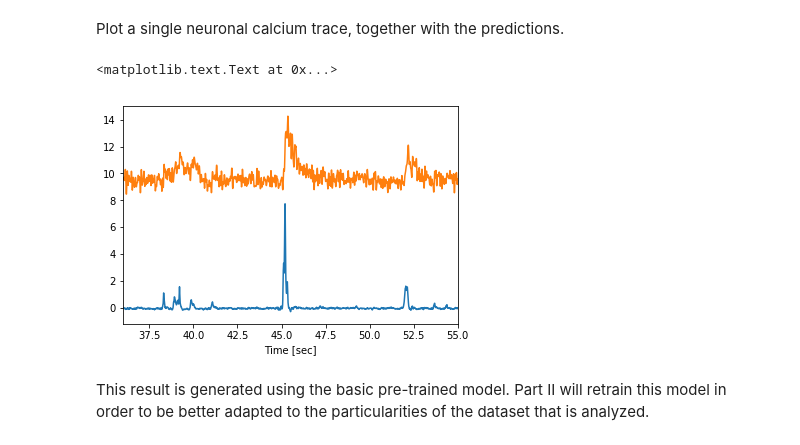
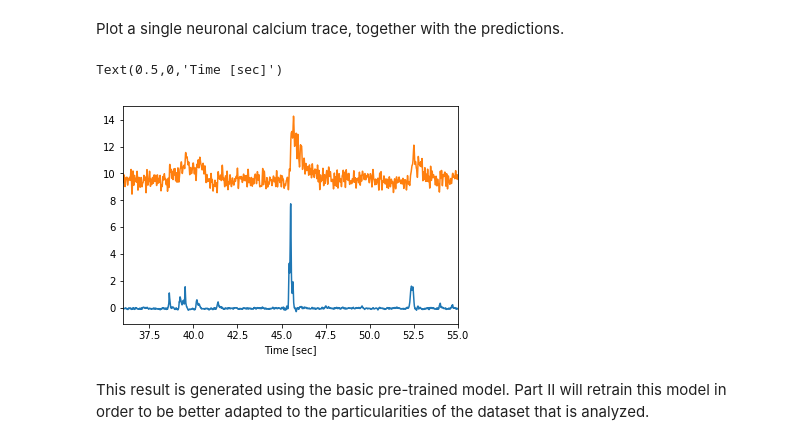
Before and after one commit to PTRRupprecht/Spikefinder-Elephant, a Jupyter notebook: Demo.ipynb, the cells around one changed output. Cells and saved outputs as stored; diff of their text form; code cells hidden in the pictures.

Commit message:
Fix issue #4
Alignment of Ypredict in demo notebook not mentioned (Adrian Hoffmann)

```diff
--- a/Demo.ipynb
+++ b/Demo.ipynb
@@ -59,7 +59,7 @@ model.load_weights("models/model1.h5")
 # %% [markdown]
 ### Make predictions
 # %%
-Ypredict = np.zeros((tracex.shape[0]-windowsize,tracex.shape[1]))
+Ypredict = np.zeros( tracex.shape ) * np.nan # with nan padding
 for k in range(0,trace.shape[1]):
     if np.mod(k,20) ==0:
         print('Predicting spikes for neuron %s out of %s' % (k+1, trace.shape[1]))
@@ -71,7 +71,9 @@ for k in range(0,trace.shape[1]):
     for jj in range(0,(calcium_traceX.shape[0]-windowsize)):
         XX[jj,:,0] = calcium_traceX[jj:(jj+windowsize)]
     A = model.predict( XX,batch_size = 4096 )
-    Ypredict[idx[0:len(idx)-windowsize],k] = A[:,0]
+
+    indices = slice( int(windowsize*before_frac), int(windowsize*before_frac+len(A)) )
+    Ypredict[ indices,k ] = A[:,0]
 # %% [output]
 Predicting spikes for neuron 1 out of 110
 Predicting spikes for neuron 21 out of 110
@@ -109,15 +111,15 @@ Plot a single neuronal calcium trace, together with the predictions.
 # %%
 plt.figure(103)
 neuron_index = 103
 timet = np.arange(0,Ypredict.shape[0])/100
 plt.plot(timet,Ypredict[:,neuron_index]*0.5)
-plt.plot(timet,tracex[indizes,neuron_index]+9)
+plt.plot(timet,tracex[:,neuron_index]+9)
 plt.xlim(36,55)
 plt.ylim(-1.2, 15)
 plt.xlabel('Time [sec]')
 # %% [output]
-<matplotlib.text.Text at 0x...>
+Text(0.5,0,'Time [sec]')
-[figure, old version]
+[figure, new version]
 # %% [markdown]
 This result is generated using the basic pre-trained model. Part II will retrain this model in order to be better adapted to the particularities of the dataset that is analyzed.
 # %% [markdown]
```
Also changed, not shown: parts of 4 cells of this notebook.
